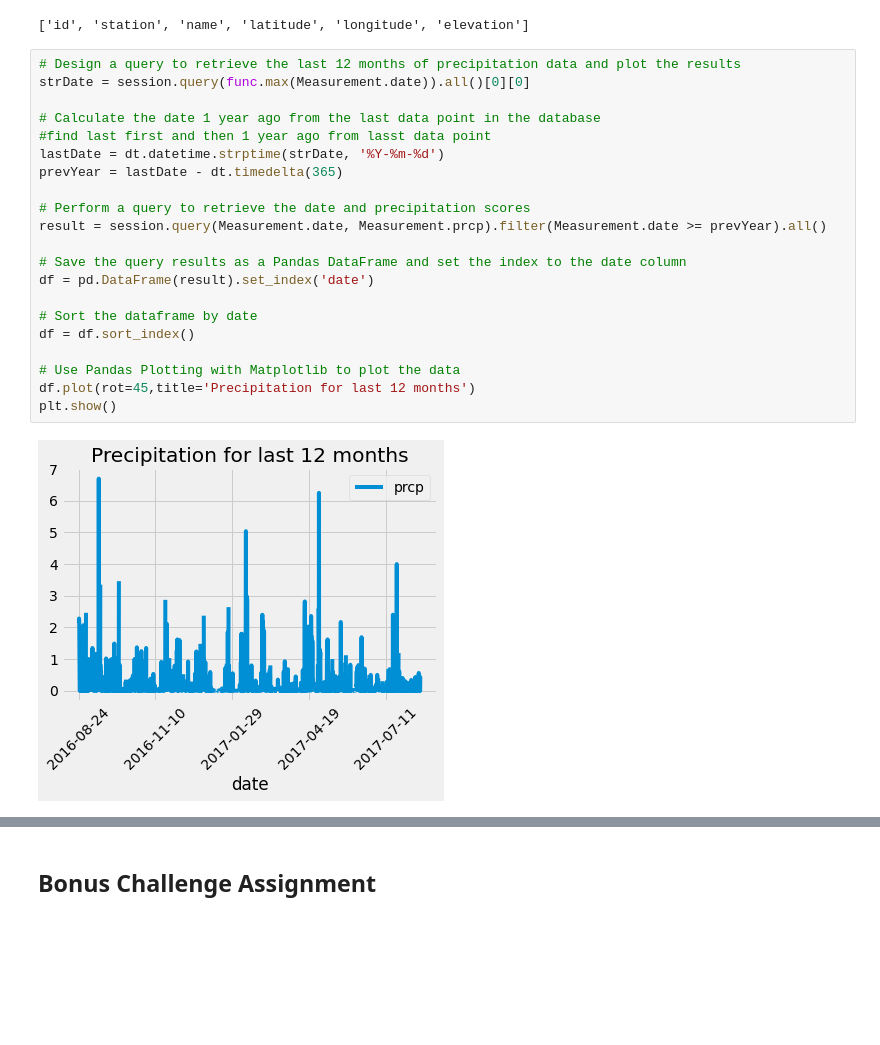
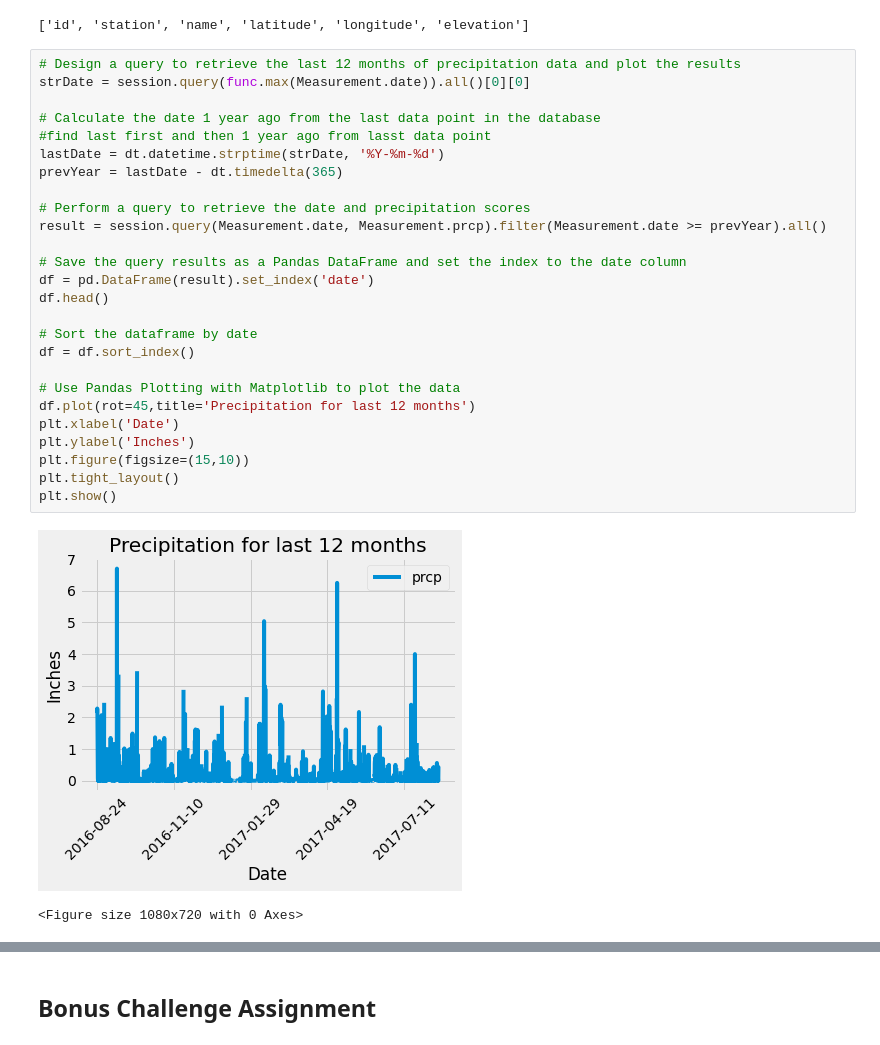
Before and after one commit to sadikchhya1/sqlalchemy_challenge, a Jupyter notebook: climate_starter.ipynb, the cells around one changed output, grey strips where cells are left out. Cells and saved outputs as stored; diff of their text form; blank space fills up the shorter version.

```diff
--- a/climate_starter.ipynb
+++ b/climate_starter.ipynb
@@ -50,25 +50,31 @@ import datetime as dt
 # %%
 # Design a query to retrieve the last 12 months of precipitation data and plot the results
 strDate = session.query(func.max(Measurement.date)).all()[0][0]
 
 # Calculate the date 1 year ago from the last data point in the database
 #find last first and then 1 year ago from lasst data point
 lastDate = dt.datetime.strptime(strDate, '%Y-%m-%d')
 prevYear = lastDate - dt.timedelta(365)
 
 # Perform a query to retrieve the date and precipitation scores
 result = session.query(Measurement.date, Measurement.prcp).filter(Measurement.date >= prevYear).all()
 
 # Save the query results as a Pandas DataFrame and set the index to the date column
 df = pd.DataFrame(result).set_index('date')
+df.head()
 
 # Sort the dataframe by date
 df = df.sort_index()
 
 # Use Pandas Plotting with Matplotlib to plot the data
 df.plot(rot=45,title='Precipitation for last 12 months')
+plt.xlabel('Date')
+plt.ylabel('Inches')
+plt.figure(figsize=(15,10))
+plt.tight_layout()
 plt.show()
 # %% [output]
-[figure, old version]
+[figure, new version]
+<Figure size 1080x720 with 0 Axes>
 # %%
 # Use Pandas to calcualte the summary statistics for the precipitation data
```
Also changed, not shown: parts of 8 cells of this notebook, 1 other file.
